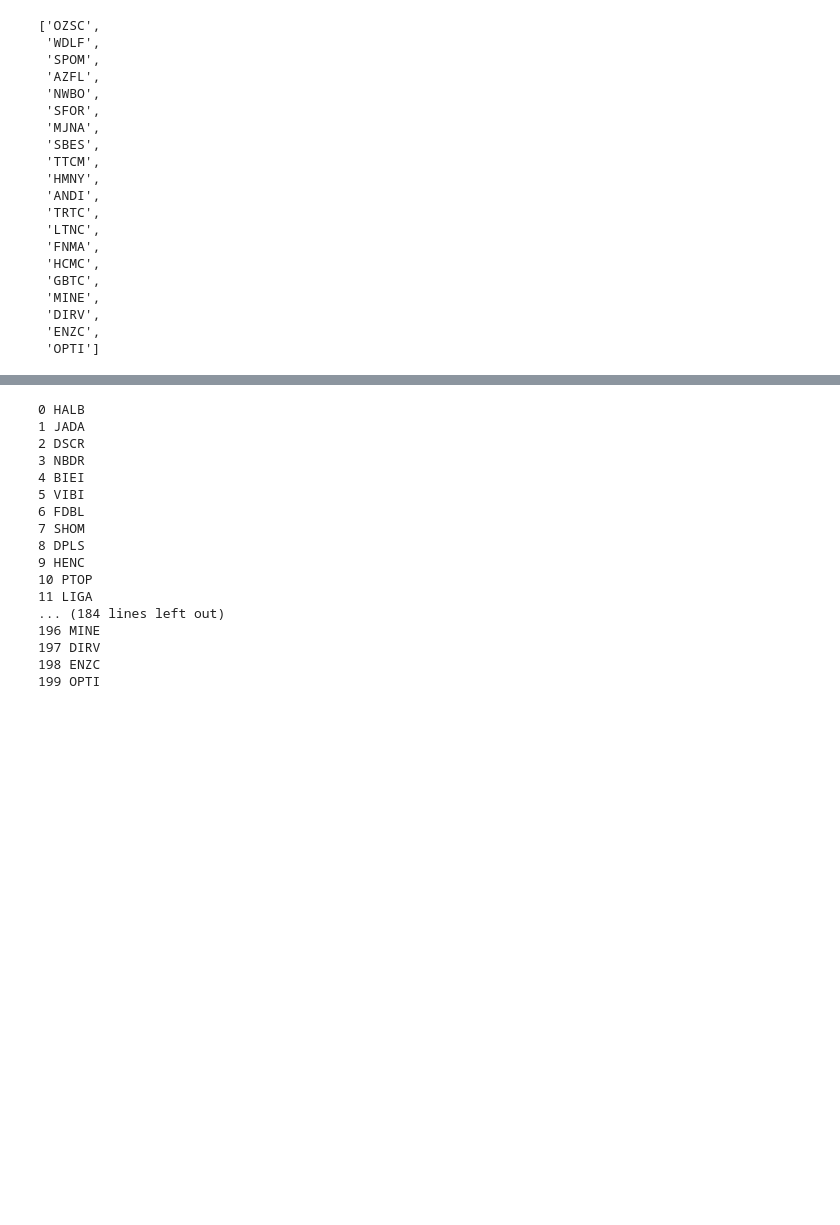
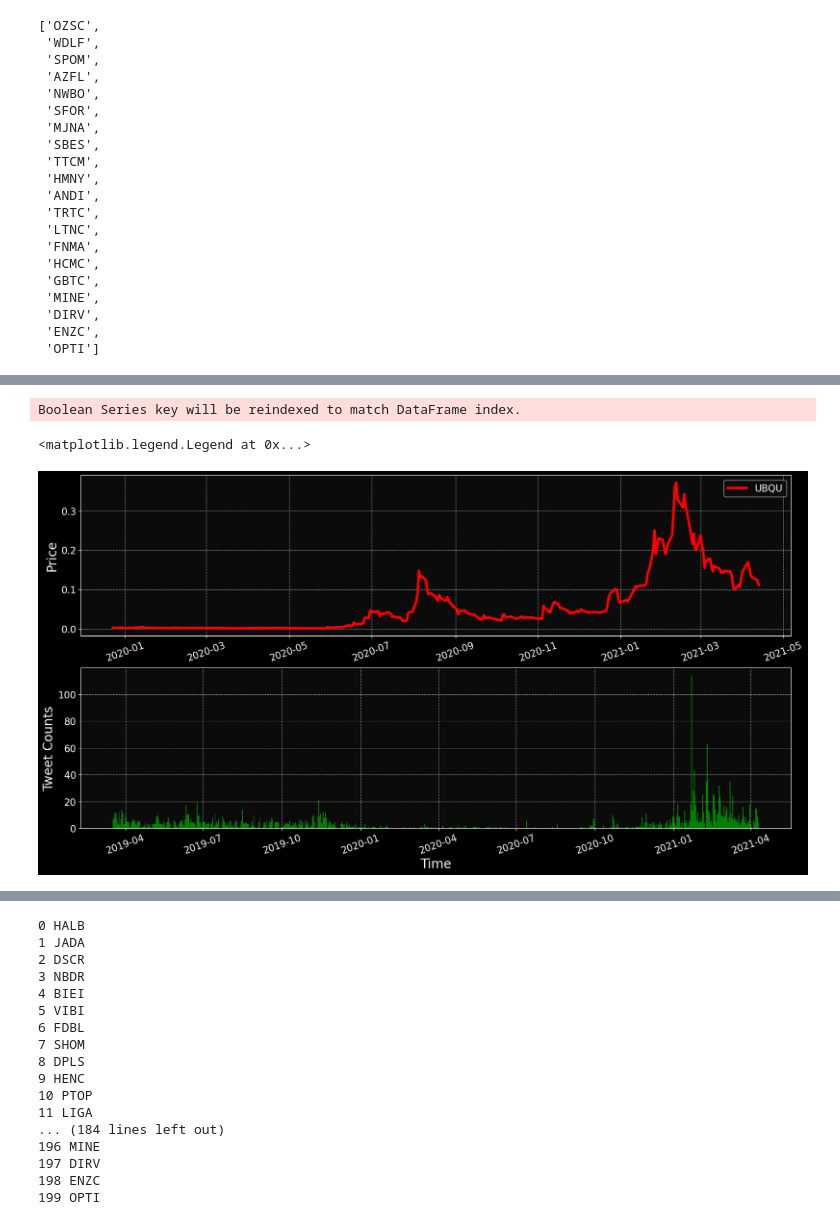
Before and after one commit to abhinavgairola/Anomaly_Detection_OTC_Market, a Jupyter notebook: Read_parquet.ipynb, the cells around one changed output, grey strips where cells are left out. Cells and saved outputs as stored; diff of their text form; code cells hidden in the pictures; blank space fills up the shorter version.

```diff
--- a/Read_parquet.ipynb
+++ b/Read_parquet.ipynb
@@ -148,0 +268,6 @@ list(bar_plot_data.tail(20).Ticker.values)
+# %%
+#df_tweets[df_tweets.Ticker =='UBQU']
+bar_plot_2 = bar_plot_2.reset_index()
+UBQU = bar_plot_2[bar_plot_2.sort_values(by='Ticker',ascending=False).Ticker == 'UBQU']
+# %% [output]
+Boolean Series key will be reindexed to match DataFrame index.
@@ -148,0 +276,15 @@ list(bar_plot_data.tail(20).Ticker.values)
+# %%
+x=UBQU['Date']
+y= UBQU['Counts']
+fig, ax = mp.subplots(2,1,figsize=(20,10))
+ax[0].plot(Candle_stick.index[1000:2400], Candle_stick['Close'][1000:2400],color='red',linewidth=4,label='UBQU')
+mp.setp(ax[1].get_xticklabels(), rotation=20)
+mp.setp(ax[0].get_xticklabels(), rotation=20)
+ax[1].bar(x[1000:2400],y[1000:2400],color='green',width=1.0)
+ax[1].set_xlabel('Time',fontsize=20)
+ax[1].set_ylabel('Tweet Counts',fontsize=20)
+ax[0].set_ylabel('Price',fontsize=20)
+ax[0].legend(loc='best')
+# %% [output]
+<matplotlib.legend.Legend at 0x...>
+[figure, added]
```
Also changed, not shown: parts of 23 cells of this notebook.
